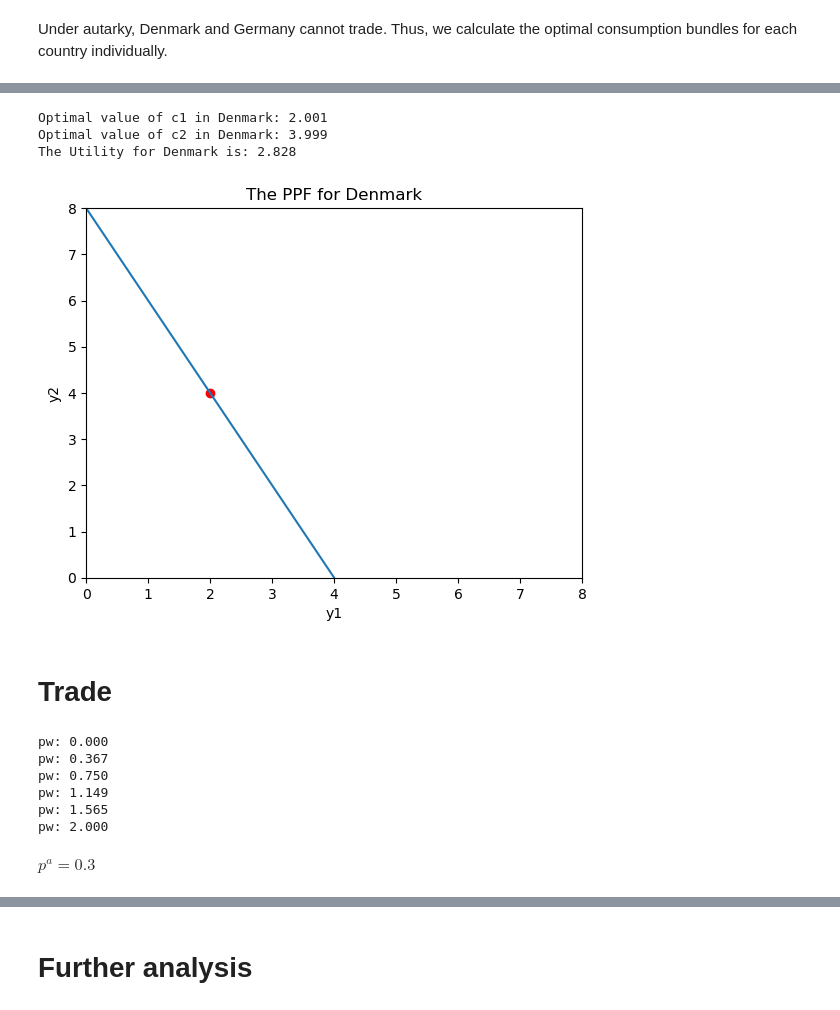
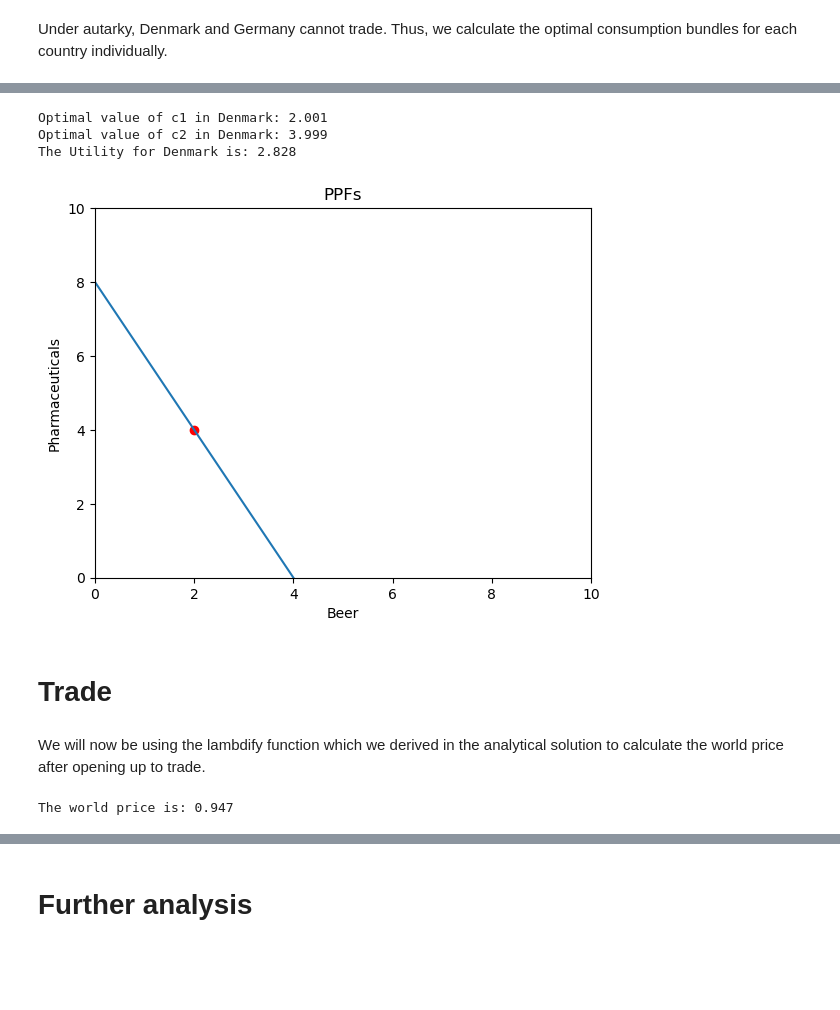
Before and after one commit to NumEconCopenhagen/projects-2023-mes, a Jupyter notebook: modelproject/modelproject.ipynb, the cells around one changed output, grey strips where cells are left out. Drawn from its saved outputs; the diff is of its cells as text; code cells hidden in the pictures; blank space fills up the shorter version.

Commit message:
Final commit for Model Project

```diff
--- a/modelproject/modelproject.ipynb
+++ b/modelproject/modelproject.ipynb
@@ -320,79 +268,51 @@ The Utility for Germany is: 2.739
 # %%
-# Denmark under autarky
+# Case: Denmark under autarky
 
+# A. Solve for optimal consumption
 model = RicardianModelClass()
 
-# insert values
+# insert values for alpha, a_1^DK and a_2^DK
 alpha = 0.5
-a1 = 4
-a2 = 8
+model.a1_dk = 4
+model.a2_dk = 8
 
-optimal_c1, optimal_c2 = model.optimize_autarky(alpha, a1, a2)
+# running the solver for the optimal consumption
+model.optimal_c1, model.optimal_c2 = model.optimize_autarky(alpha, model.a1_dk, model.a2_dk)
 
 # Print the optimal values of c1 and c2
-print(f"Optimal value of c1 in Denmark: {optimal_c1:.3f}")
-print(f"Optimal value of c2 in Denmark: {optimal_c2:.3f}")
+print(f"Optimal value of c1 in Denmark: {model.optimal_c1:.3f}")
+print(f"Optimal value of c2 in Denmark: {model.optimal_c2:.3f}")
 
-# the utility for Germany
-uDK = model.utility( [optimal_c1, optimal_c2], alpha)
+# the utility for Denmark
+uDK = model.utility( [model.optimal_c1, model.optimal_c2], alpha)
 print(f"The Utility for Denmark is: {uDK:.3f}")
 
-# Visualize the optimal consumption in the PPF
 
-
-# define a range of values for y1
-y1 = np.linspace(0, 4)
-
-
-# calculate corresponding values of y2 using the given equation
-y2 = a2 - (a2/a1)*y1
-
-
-# plot y2 against y1G
-plt.plot(y1, y2)
-plt.xlabel('y1')
-plt.ylabel('y2')
-plt.title('The PPF for Denmark')
-plt.xlim(0, 8)
-plt.ylim(0, 8)
-
-
-# add a point at coordinates (5, 2)
-plt.scatter(optimal_c1, optimal_c2, color='red')
+# B. Visualize PPF
+model.ppf_plot_individual(model.a1_dk, model.a2_dk, model.optimal_c1, model.optimal_c2)
 
 
 plt.show()
 # %% [output]
 Optimal value of c1 in Denmark: 2.001
 Optimal value of c2 in Denmark: 3.999
 The Utility for Denmark is: 2.828
-[figure, old version]
+[figure, new version]
 # %% [markdown]
 # Trade
+# %% [markdown]
+We will now be using the lambdify function which we derived in the analytical solution to calculate the world price after opening up to trade.
 # %%
-alpha_vec = np.array([0, 0.2, 0.4, 0.6, 0.8, 1])
+# parameters
+alpha_vec = 0.5
 L_val = 1
 L__val = 1
 a1_val = 10
 a_2_val = 8
 
+# the world price
+price_world = world_p_func(alpha_vec, L_val, L__val, a1_val, a_2_val)
 
-price_world = world_p_func(alpha_vec, L_val, L__val, a1_val, a_2_val)
-for x in price_world:
-    print(f'pw: {x:1.3f}')
+print(f"The world price is: {price_world:.3f}")
 # %% [output]
-pw: 0.000
-pw: 0.367
-pw: 0.750
-pw: 1.149
-pw: 1.565
-pw: 2.000
+The world price is: 0.947
-# %%
-# Prices in Autarky
-a1_g = 10
-a2_g = 3
-autarky_price_g = sm.Eq(p**(a), a2_g/a1_g)
-
-autarky_price_g
-# %% [output]
-$\displaystyle p^{a} = 0.3$
```
Also changed, not shown: parts of 45 cells of this notebook, 2 other files.
